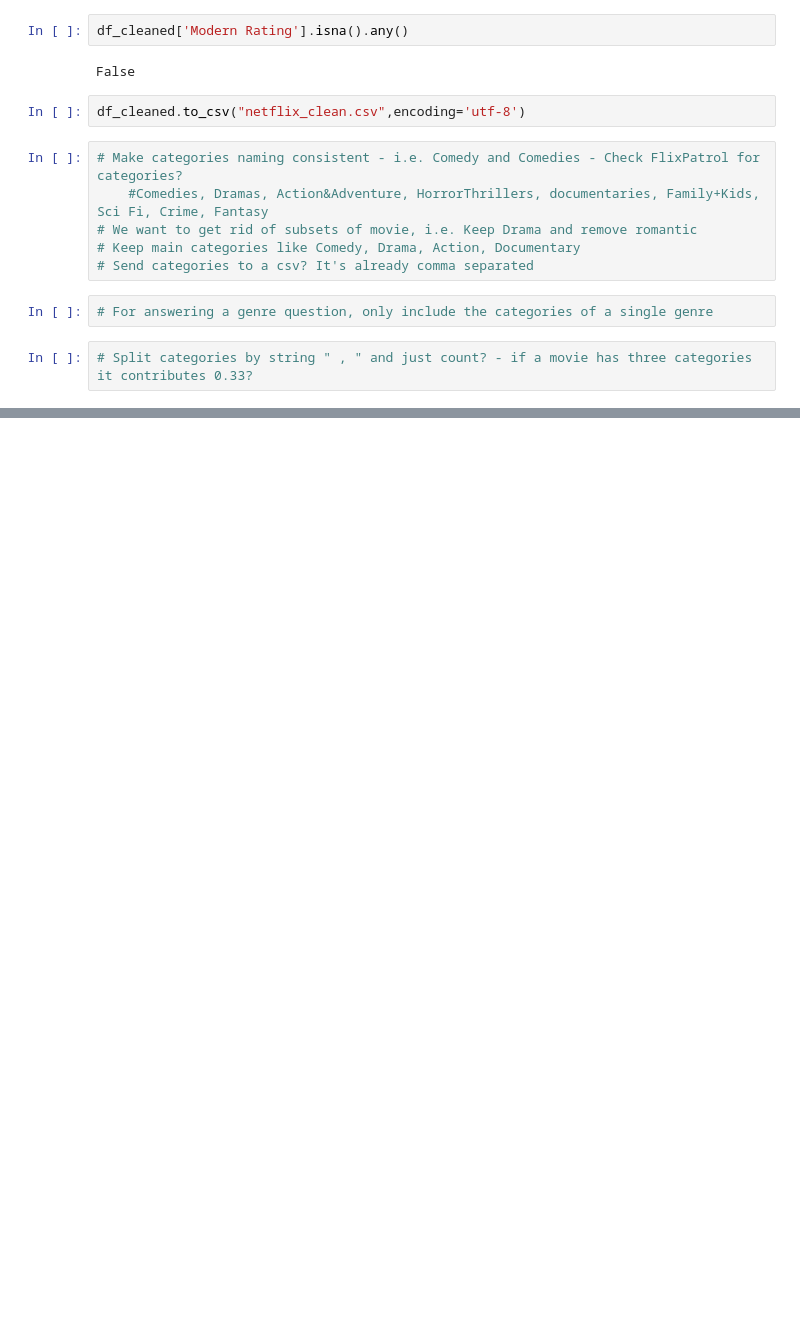
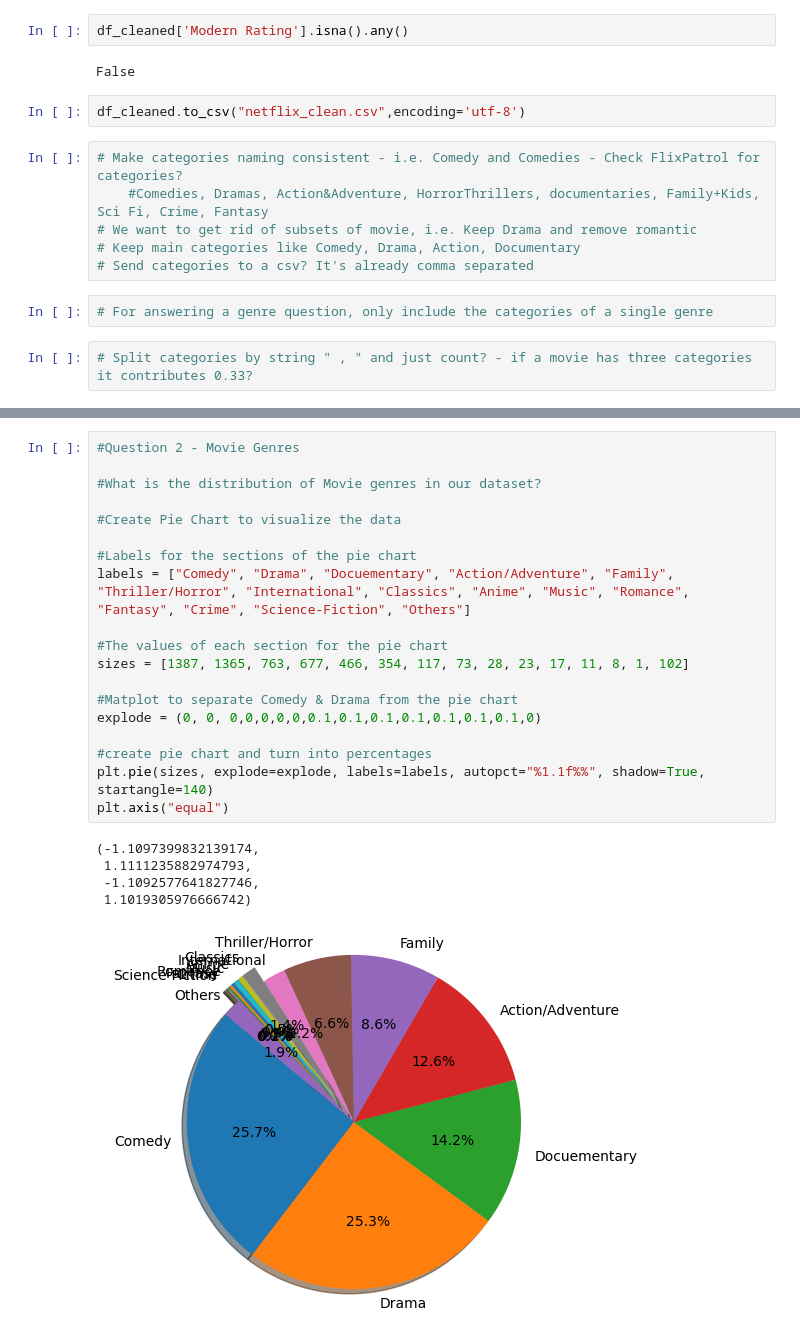
Before and after one commit to Sundakiy/Project-1-Team-2, a Jupyter notebook: Data.ipynb, the cells around one changed output, grey strips where cells are left out. Cells and saved outputs as stored; diff of their text form; blank space fills up the shorter version.

```diff
--- a/Data.ipynb
+++ b/Data.ipynb
@@ -546,0 +620,25 @@ df_cleaned.to_csv("netflix_clean.csv",encoding='utf-8')
+# %%
+#Question 2 - Movie Genres
+
+#What is the distribution of Movie genres in our dataset?
+
+#Create Pie Chart to visualize the data
+
+#Labels for the sections of the pie chart
+labels = ["Comedy", "Drama", "Docuementary", "Action/Adventure", "Family", "Thriller/Horror", "International", "Classics", "Anime", "Music", "Romance", "Fantasy", "Crime", "Science-Fiction", "Others"]
+
+#The values of each section for the pie chart
+sizes = [1387, 1365, 763, 677, 466, 354, 117, 73, 28, 23, 17, 11, 8, 1, 102]
+
+#Matplot to separate Comedy & Drama from the pie chart
+explode = (0, 0, 0,0,0,0,0,0.1,0.1,0.1,0.1,0.1,0.1,0.1,0)
+
+#create pie chart and turn into percentages
+plt.pie(sizes, explode=explode, labels=labels, autopct="%1.1f%%", shadow=True, startangle=140)
+plt.axis("equal")
+# %% [output]
+(-1.1097399832139174,
+ 1.1111235882974793,
+ -1.1092577641827746,
+ 1.1019305976666742)
+[figure, added]
```
Also changed, not shown: parts of 17 cells of this notebook.
